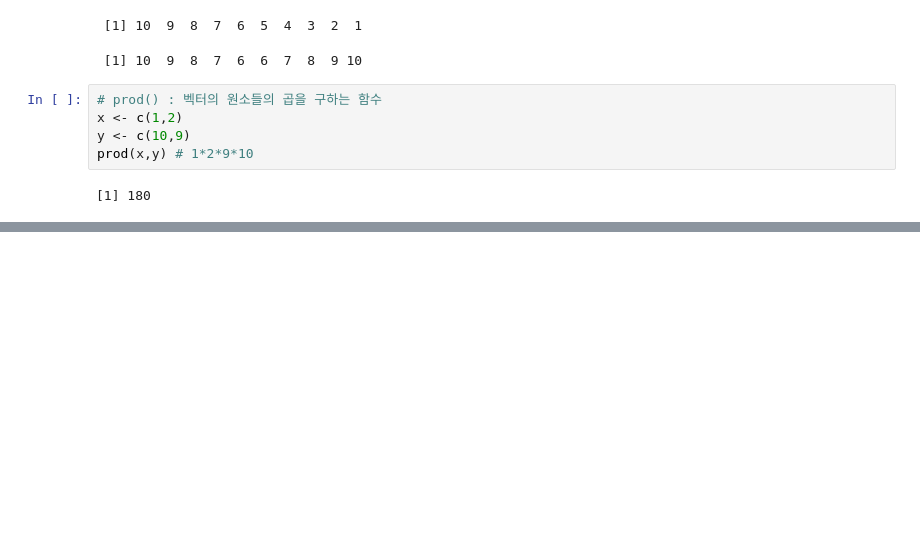
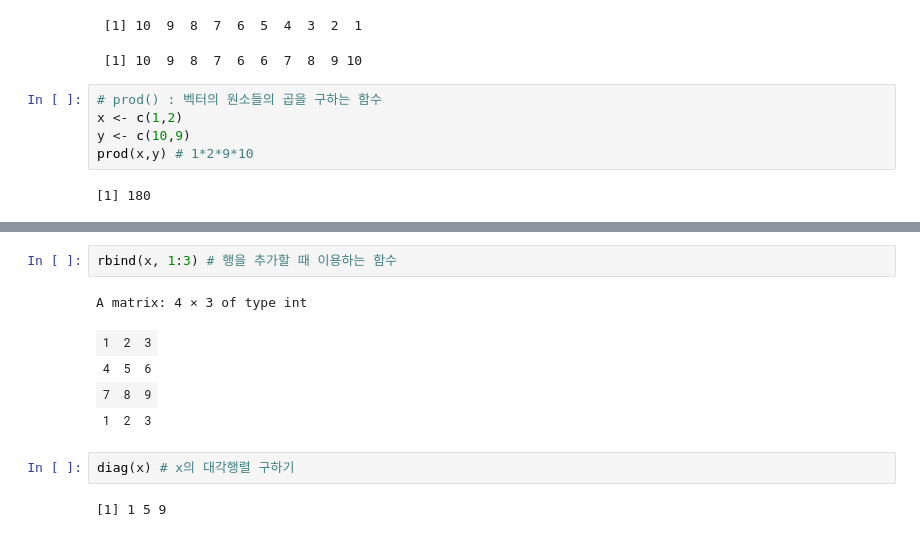
Before and after one commit to gyujin0450/RPRG, a Jupyter notebook: p124_주요내장함수.ipynb, the cells around one changed output, grey strips where cells are left out. Drawn from its saved outputs; the diff is of its cells as text; blank space fills up the shorter version.

```diff
--- a/p124_주요내장함수.ipynb
+++ b/p124_주요내장함수.ipynb
@@ -340,0 +384,12 @@ prod(x,y) # 1*2*9*10
+# %%
+rbind(x, 1:3) # 행을 추가할 때 이용하는 함수
+# %% [output]
+A matrix: 4 × 3 of type int
+| 1 | 2 | 3 |
+| 4 | 5 | 6 |
+| 7 | 8 | 9 |
+| 1 | 2 | 3 |
+# %%
+diag(x) # x의 대각행렬 구하기
+# %% [output]
+[1] 1 5 9
```
Also changed, not shown: parts of 12 cells of this notebook.
